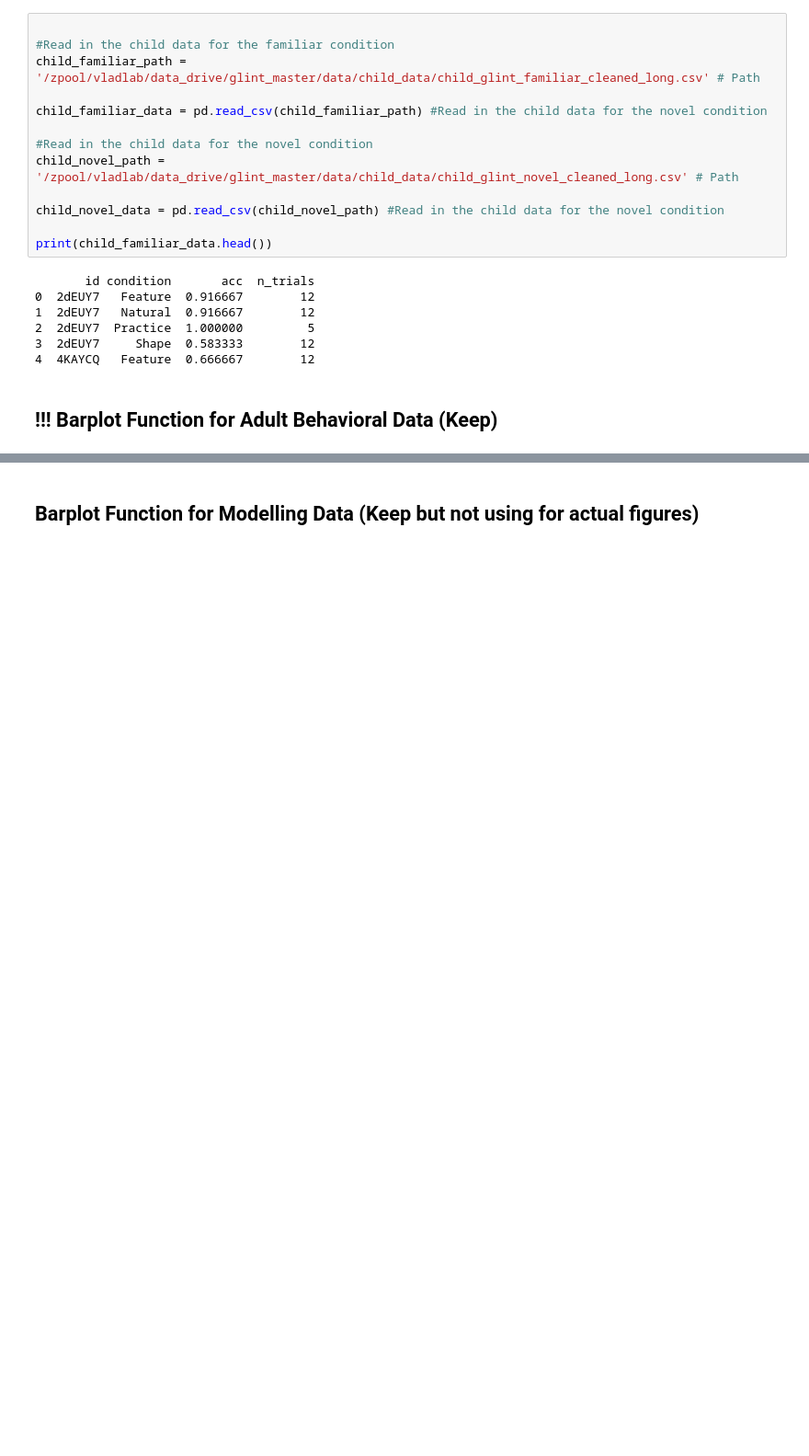
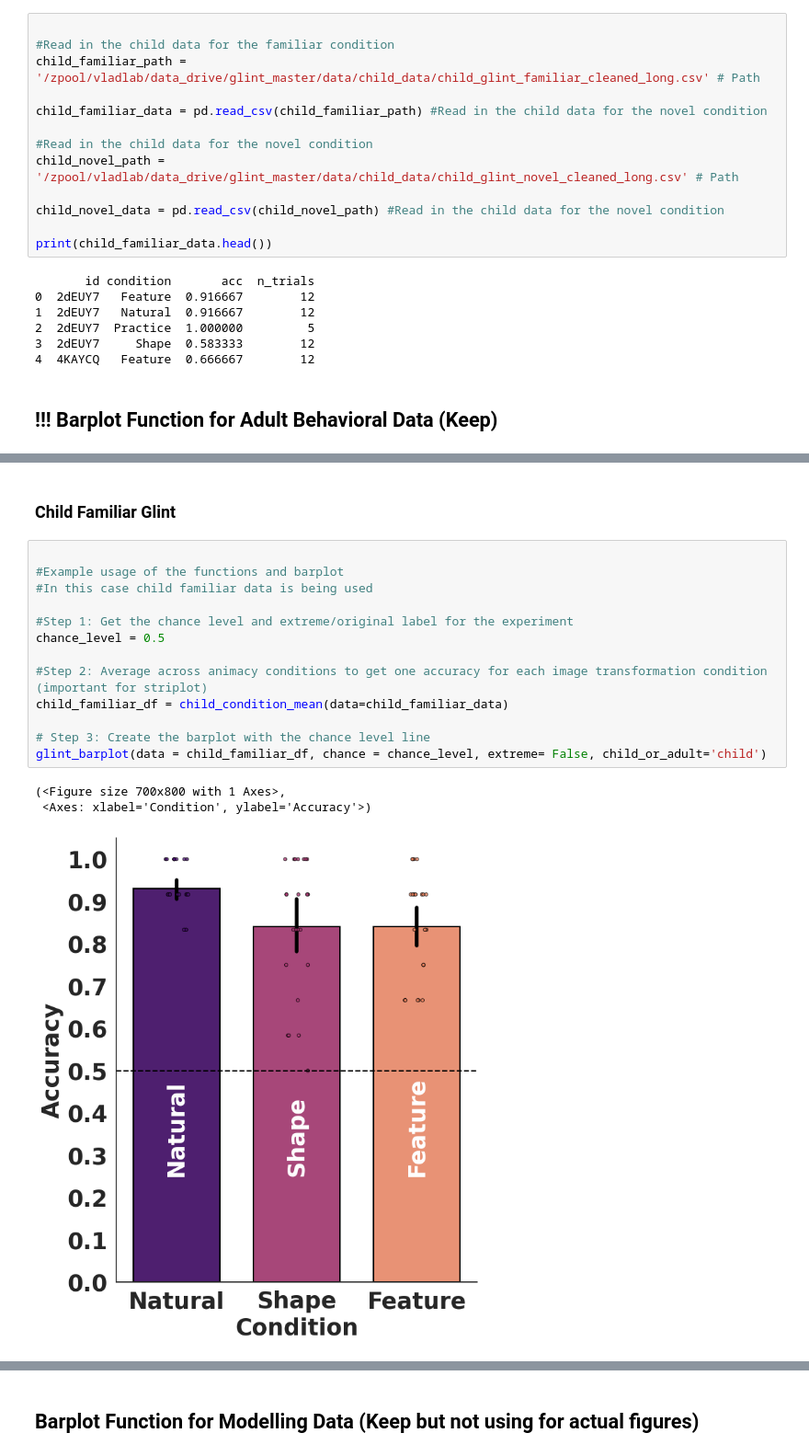
Before and after one commit to ars1399/glint_analysis, a Jupyter notebook: glint_figure_generator.ipynb, the cells around one changed output, grey strips where cells are left out. Shown at 92% size. Saved outputs shown, nothing was run; the diff lists cells and outputs as text; blank space fills up the shorter version.

```diff
--- a/glint_figure_generator.ipynb
+++ b/glint_figure_generator.ipynb
@@ -339,0 +338,19 @@ child_barplot(child_novel_data, 0.33)
+# %% [markdown]
+### Child Familiar Glint
+# %%
+
+#Example usage of the functions and barplot
+#In this case child familiar data is being used
+
+#Step 1: Get the chance level and extreme/original label for the experiment
+chance_level = 0.5
+
+#Step 2: Average across animacy conditions to get one accuracy for each image transformation condition (important for striplot)
+child_familiar_df = child_condition_mean(data=child_familiar_data)
+
+# Step 3: Create the barplot with the chance level line
+glint_barplot(data = child_familiar_df, chance = chance_level, extreme= False, child_or_adult='child')
+# %% [output]
+(<Figure size 700x800 with 1 Axes>,
+ <Axes: xlabel='Condition', ylabel='Accuracy'>)
+[figure, added]
```
Also changed, not shown: parts of 40 cells of this notebook.
